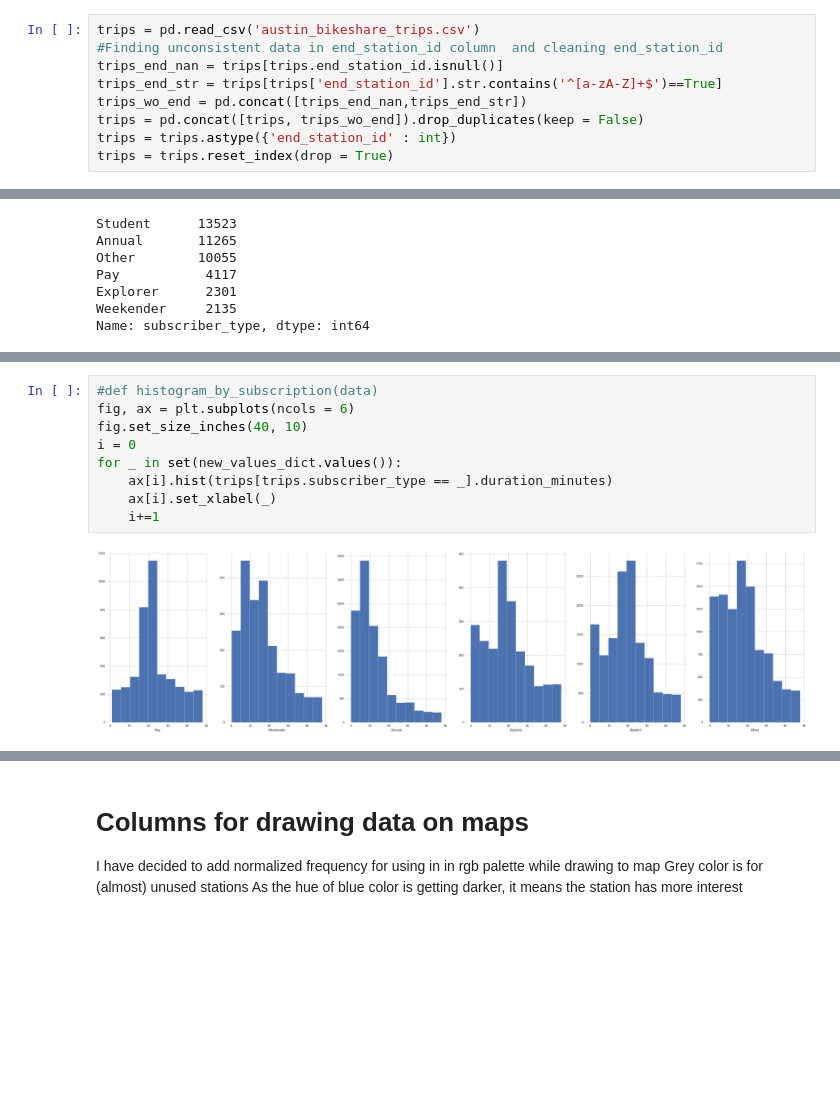
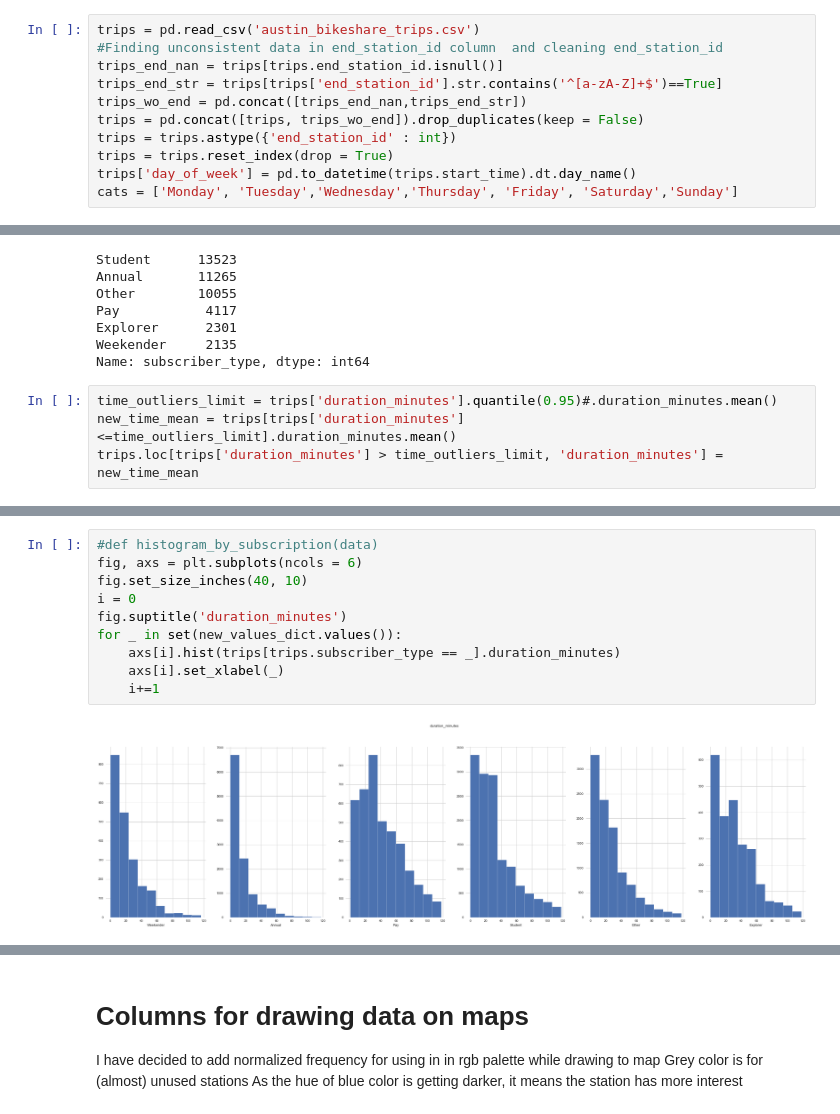
Before and after one commit to yaaqbp/austin_bikeshare, a Jupyter notebook: austin_bikeshare_project.ipynb, the cells around one changed output, grey strips where cells are left out. Drawn from its saved outputs; the diff is of its cells as text; blank space fills up the shorter version.

```diff
--- a/austin_bikeshare_project.ipynb
+++ b/austin_bikeshare_project.ipynb
@@ -75,3 +79,5 @@ trips_wo_end = pd.concat([trips_end_nan,trips_end_str])
 trips = pd.concat([trips, trips_wo_end]).drop_duplicates(keep = False)
 trips = trips.astype({'end_station_id' : int})
 trips = trips.reset_index(drop = True)
+trips['day_of_week'] = pd.to_datetime(trips.start_time).dt.day_name()
+cats = ['Monday', 'Tuesday','Wednesday','Thursday', 'Friday', 'Saturday','Sunday']
@@ -234,6 +224,10 @@ Pay           4117
 Explorer      2301
 Weekender     2135
 Name: subscriber_type, dtype: int64
+# %%
+time_outliers_limit = trips['duration_minutes'].quantile(0.95)#.duration_minutes.mean()
+new_time_mean = trips[trips['duration_minutes']<=time_outliers_limit].duration_minutes.mean()
+trips.loc[trips['duration_minutes'] > time_outliers_limit, 'duration_minutes'] = new_time_mean
 # %%
 annual_trips = trips[trips.subscriber_type == 'Annual']
 not_annual_trips = trips[trips.subscriber_type != 'Annual']
@@ -261,11 +249,12 @@ sns.histplot(data = not_annual_trips.duration_minutes, bins= 10)
 # %%
 #def histogram_by_subscription(data)
-fig, ax = plt.subplots(ncols = 6)
+fig, axs = plt.subplots(ncols = 6)
 fig.set_size_inches(40, 10)
 i = 0
+fig.suptitle('duration_minutes')
 for _ in set(new_values_dict.values()):
-    ax[i].hist(trips[trips.subscriber_type == _].duration_minutes)
-    ax[i].set_xlabel(_)
+    axs[i].hist(trips[trips.subscriber_type == _].duration_minutes)
+    axs[i].set_xlabel(_)
     i+=1
 # %% [output]
-[figure, old version]
+[figure, new version]
```
Also changed, not shown: parts of 13 cells of this notebook.
